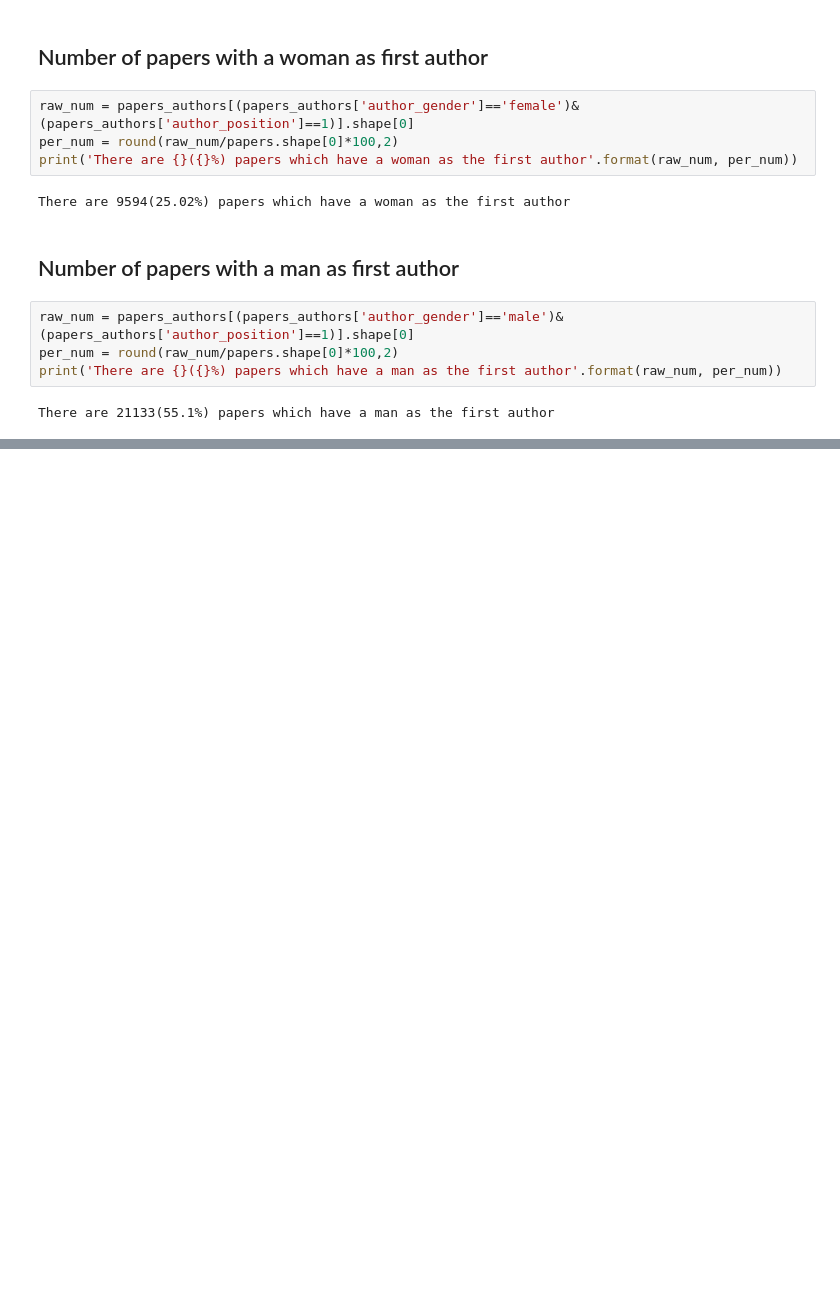
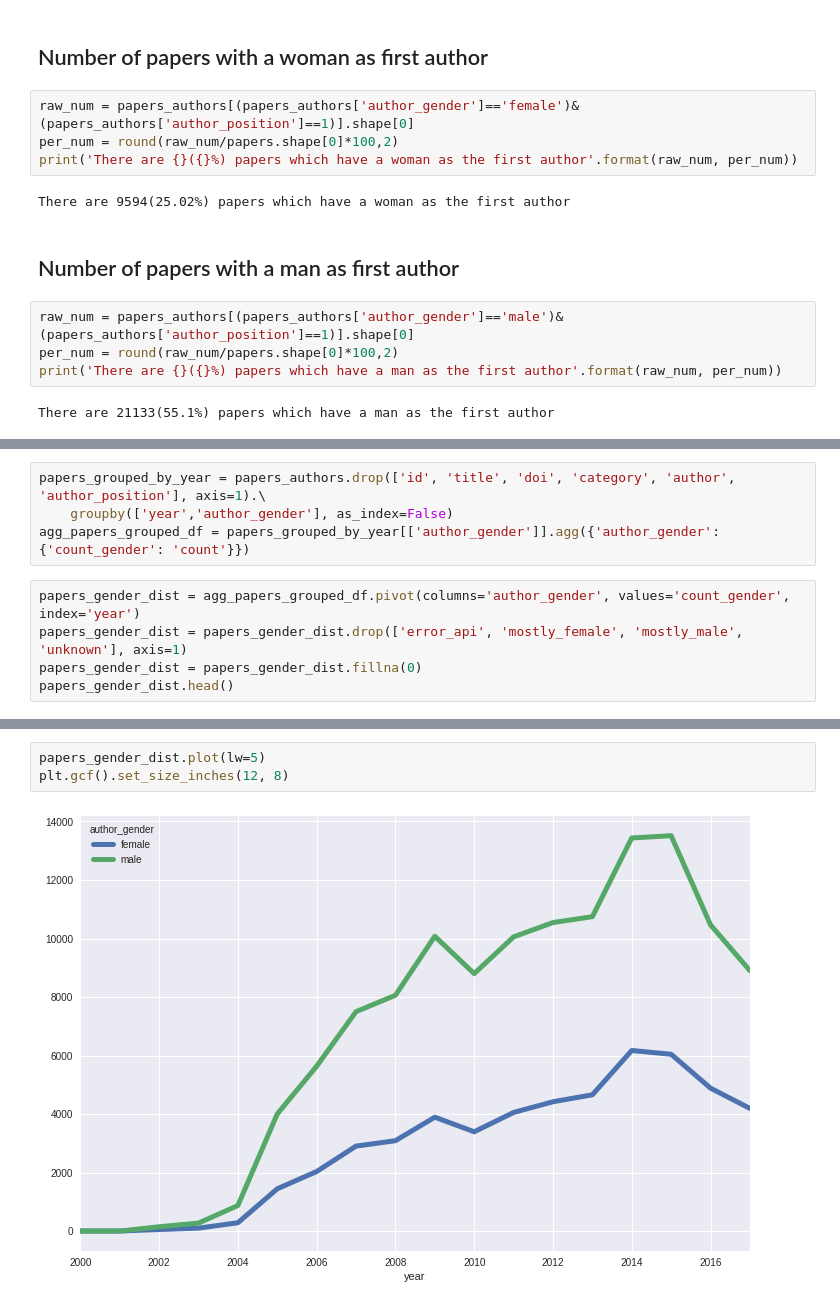
Before and after one commit to social-link-analytics-group-bsc/gender_bioinfo, a Jupyter notebook: analysis/gender_bias_analysis.ipynb, the cells around one changed output, grey strips where cells are left out. Cells and saved outputs as stored; diff of their text form; blank space fills up the shorter version.

```diff
--- a/analysis/gender_bias_analysis.ipynb
+++ b/analysis/gender_bias_analysis.ipynb
@@ -531,0 +537,9 @@ There are 21133(55.1%) papers which have a man as the first author
+# %%
+papers_grouped_by_year = papers_authors.drop(['id', 'title', 'doi', 'category', 'author', 'author_position'], axis=1).\
+    groupby(['year','author_gender'], as_index=False)
+agg_papers_grouped_df = papers_grouped_by_year[['author_gender']].agg({'author_gender': {'count_gender': 'count'}})
+# %%
+papers_gender_dist = agg_papers_grouped_df.pivot(columns='author_gender', values='count_gender', index='year')
+papers_gender_dist = papers_gender_dist.drop(['error_api', 'mostly_female', 'mostly_male', 'unknown'], axis=1)
+papers_gender_dist = papers_gender_dist.fillna(0)
+papers_gender_dist.head()
@@ -531,0 +554,5 @@ There are 21133(55.1%) papers which have a man as the first author
+# %%
+papers_gender_dist.plot(lw=5)
+plt.gcf().set_size_inches(12, 8)
+# %% [output]
+[figure, added]
```
Also changed, not shown: parts of 18 cells of this notebook.
